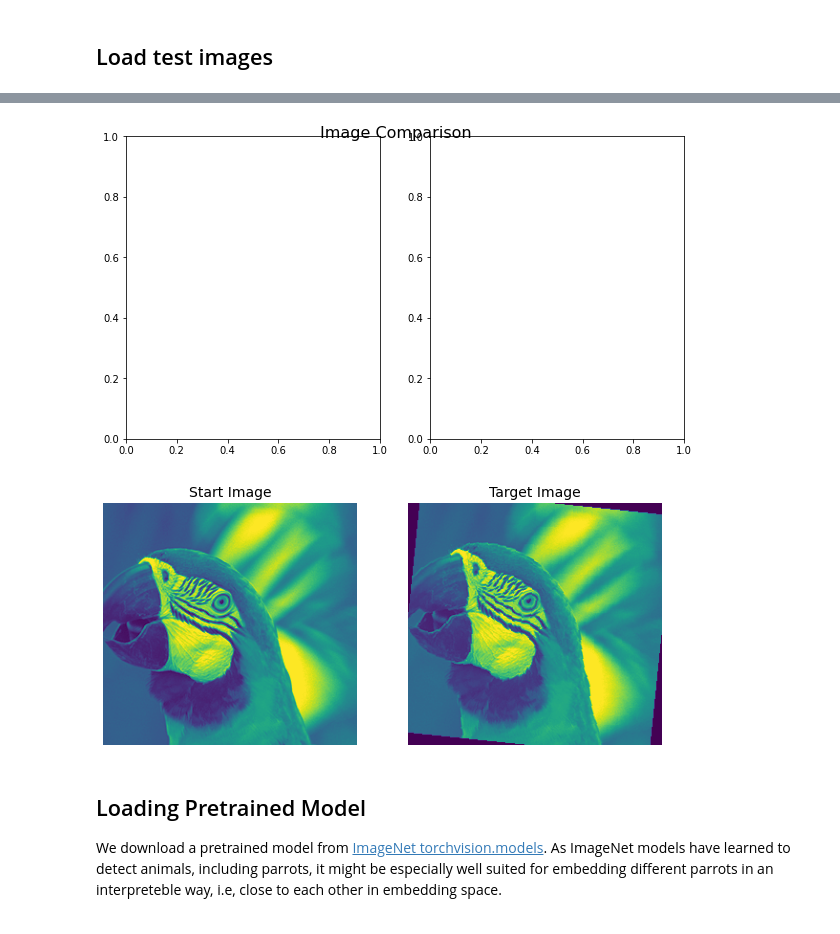
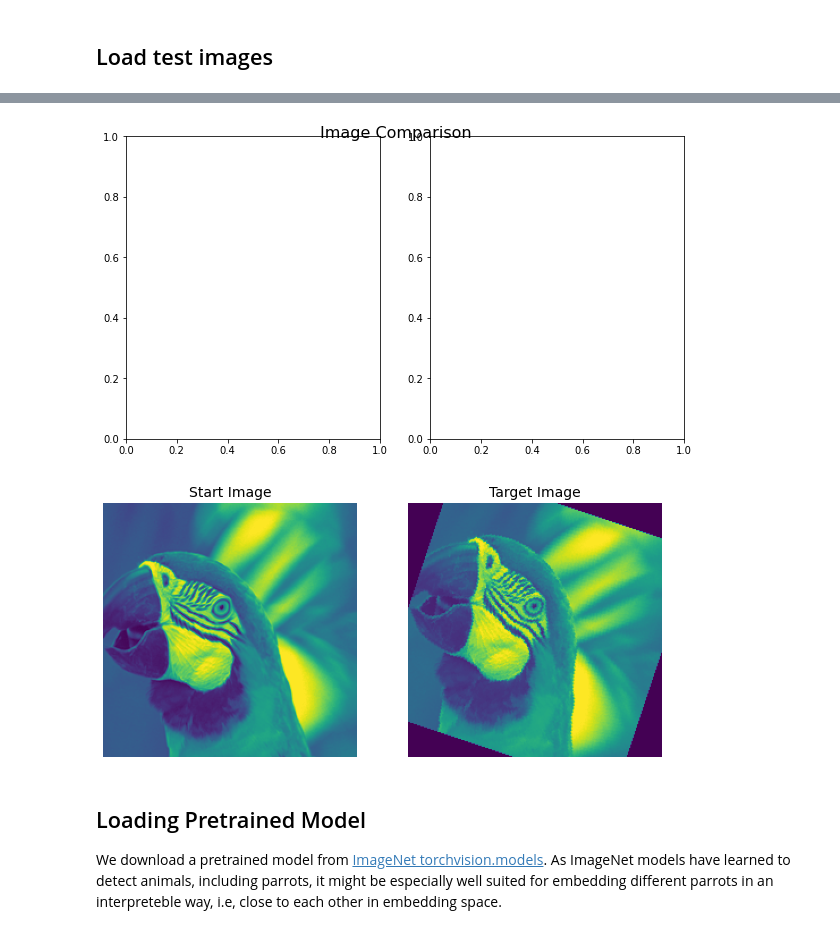
Before and after one commit to hmd101/plenoptic, a Jupyter notebook: examples/05_01_geodasics_sandbox.ipynb, the cells around one changed output, grey strips where cells are left out. Cells and saved outputs as stored; diff of their text form; code cells hidden in the pictures.

```diff
--- a/examples/05_01_geodasics_sandbox.ipynb
+++ b/examples/05_01_geodasics_sandbox.ipynb
@@ -88,3 +83,46 @@ tensor([[[0.3333, 0.3333, 0.3373,  ..., 0.3843, 0.3765, 0.3843],
+# %%
+
+
+def transform_image(image, create_target_image=True, target_size=224, rotation_angle=30):
+    """
+    Transform an image based on whether "start" appears in the image name.
+    A start image should be resized only, while a target image should be resized and rotated.
+
+    Args:
+    image (PIL.Image): Input image in PIL format.
+    create_target_image (bool): Whether to create a target image (default: True).
+    target_size (int): Size to resize the image (default: 224).
+    rotation_angle (float): Angle in degrees for rotation (default: 30).
+
+    Returns:
+    tensor: Transformed image(s)
+    """
+    if create_target_image:
+        # Resize and rotate
+        target_image = copy.deepcopy(image)
+        transform = transforms.Compose([
+            transforms.Resize((target_size, target_size)),
+            transforms.RandomRotation(rotation_angle),
+            transforms.ToTensor(),
+        ])
+        transformed_image_target = transform(target_image)
+    #else: # target image
+        # Resize only
+    transform = transforms.Compose([
+        transforms.Resize((target_size, target_size)),
+        transforms.ToTensor(),
+    ])
+    transformed_image_start = transform(image)
+
+    # Apply the transformation to the image
+
+
+    return transformed_image_start, transformed_image_target if create_target_image else transformed_image_start
+# %%
+# check if the function works as expected
+s, t = transform_image(start_image_parrot)
+# check if the variable check contains only true values
+assert (s == t).all() == False # should be unequal
 # %%
 
 def display_image_pairs(image_pairs):
@@ -119,35 +157,35 @@ def display_image_pairs(image_pairs):
     # Set column labels
     if num_pairs == 1:
         axes[0][0].set_title('Start Image', fontsize=14)
         axes[0][1].set_title('Target Image', fontsize=14)
     else:
         axes[0, 0].set_title('Start Image', fontsize=14)
         axes[0, 1].set_title('Target Image', fontsize=14)
 
 
         # Display each pair of images
     for i, (start_image, target_image) in enumerate(image_pairs):
         # Convert tensors to PIL images
         start_image_pil = to_pil(start_image)
         target_image_pil = to_pil(target_image)
 
         # Display the start image
         axes[i][0].imshow(start_image_pil)
         axes[i][0].axis('off')  # Turn off axis
         # Display the target image
         axes[i][1].imshow(target_image_pil)
         axes[i][1].axis('off')  # Turn off axis
 
 
     # Show the plot
     plt.show()
 
 # List of pairs of images
-image_pairs = [(start_image_t_parrot, target_image_t_parrot)]
+image_pairs = [(s, t)]
 display_image_pairs(image_pairs)
 # %% [output]
 [figure]
-[figure, old version]
+[figure, new version]
 # %% [markdown]
 ## Loading Pretrained Model
 
```
Also changed, not shown: parts of 12 cells of this notebook.
